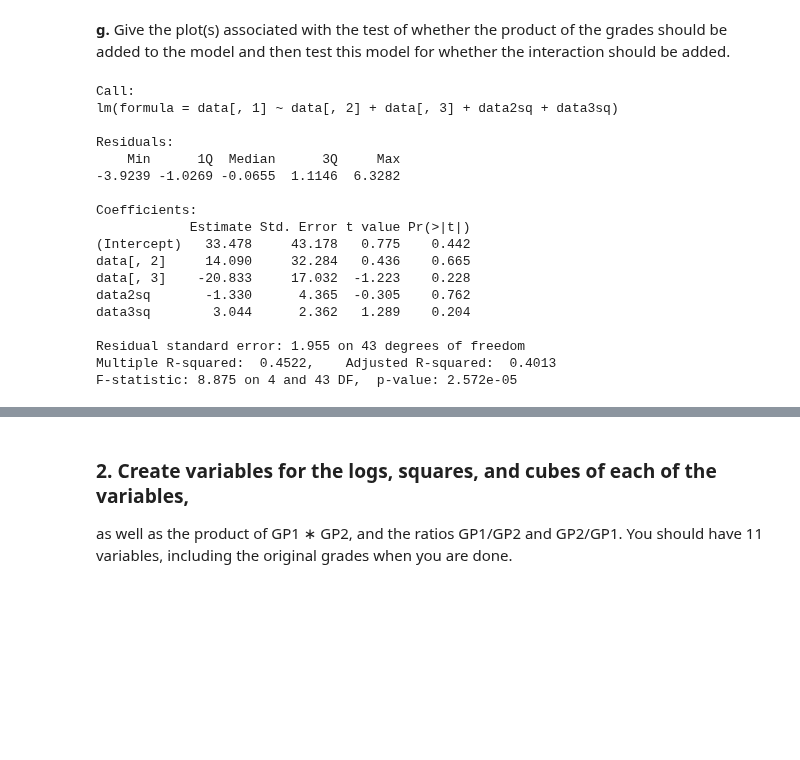
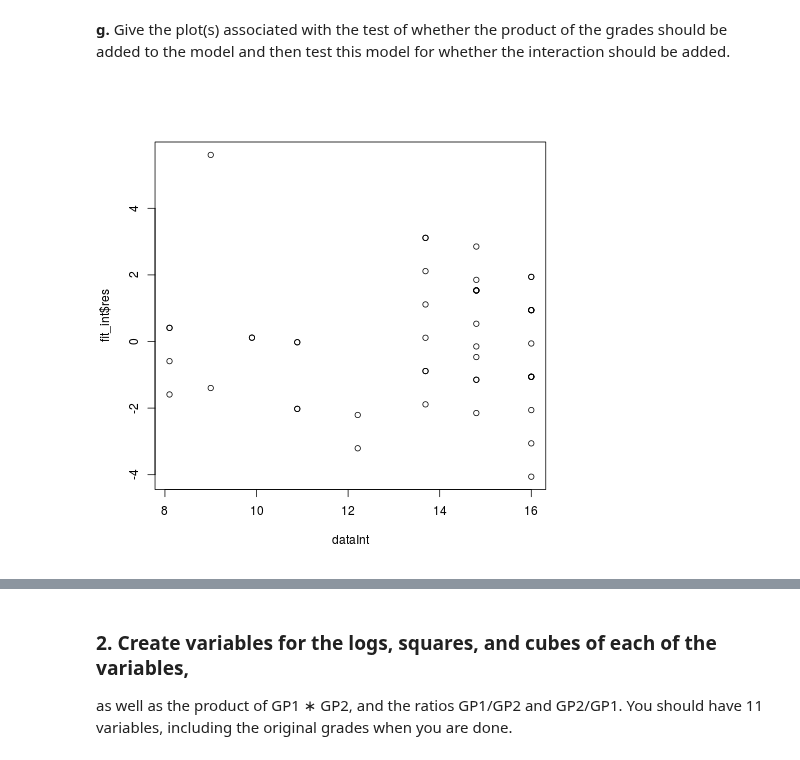
Before and after one commit to Chuphay/school, a Jupyter notebook: regression/Take Home Test #1.ipynb, the cells around one changed output, grey strips where cells are left out. Cells and saved outputs as stored; diff of their text form; code cells hidden in the pictures; blank space fills up the shorter version.

```diff
--- a/regression/Take Home Test #1.ipynb
+++ b/regression/Take Home Test #1.ipynb
@@ -171,25 +261,10 @@ should be added.
 # %%
 %%R
 data2sq <- data[,2]^2
 data3sq <- data[,3]^2
-fit_sq <- lm(data[,1] ~ data[,2] + data[,3] + data2sq + data3sq)
-summary(fit_sq)
+dataInt <- data[,2]*data[,3]
+fit_int <- lm(data[,1] ~ data[,2] + data[,3] + dataInt)
+plot(dataInt, fit_int$res)
+#summary(fit_int)
 # %% [output]
-Call:
-lm(formula = data[, 1] ~ data[, 2] + data[, 3] + data2sq + data3sq)
-
-Residuals:
-    Min      1Q  Median      3Q     Max
--3.9239 -1.0269 -0.0655  1.1146  6.3282
-
-Coefficients:
-            Estimate Std. Error t value Pr(>|t|)
-(Intercept)   33.478     43.178   0.775    0.442
-data[, 2]     14.090     32.284   0.436    0.665
-data[, 3]    -20.833     17.032  -1.223    0.228
-data2sq       -1.330      4.365  -0.305    0.762
-data3sq        3.044      2.362   1.289    0.204
-
-Residual standard error: 1.955 on 43 degrees of freedom
-Multiple R-squared:  0.4522,    Adjusted R-squared:  0.4013
-F-statistic: 8.875 on 4 and 43 DF,  p-value: 2.572e-05
+[figure, added]
```
Also changed, not shown: parts of 33 cells of this notebook, 1 other file.
